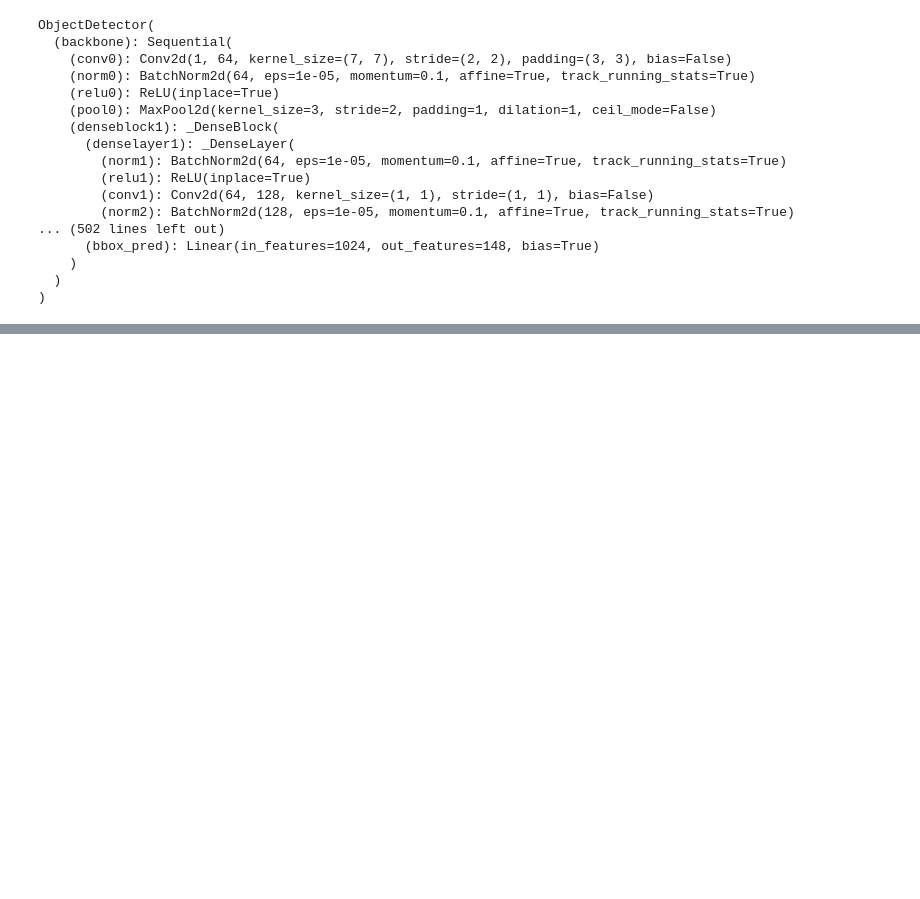
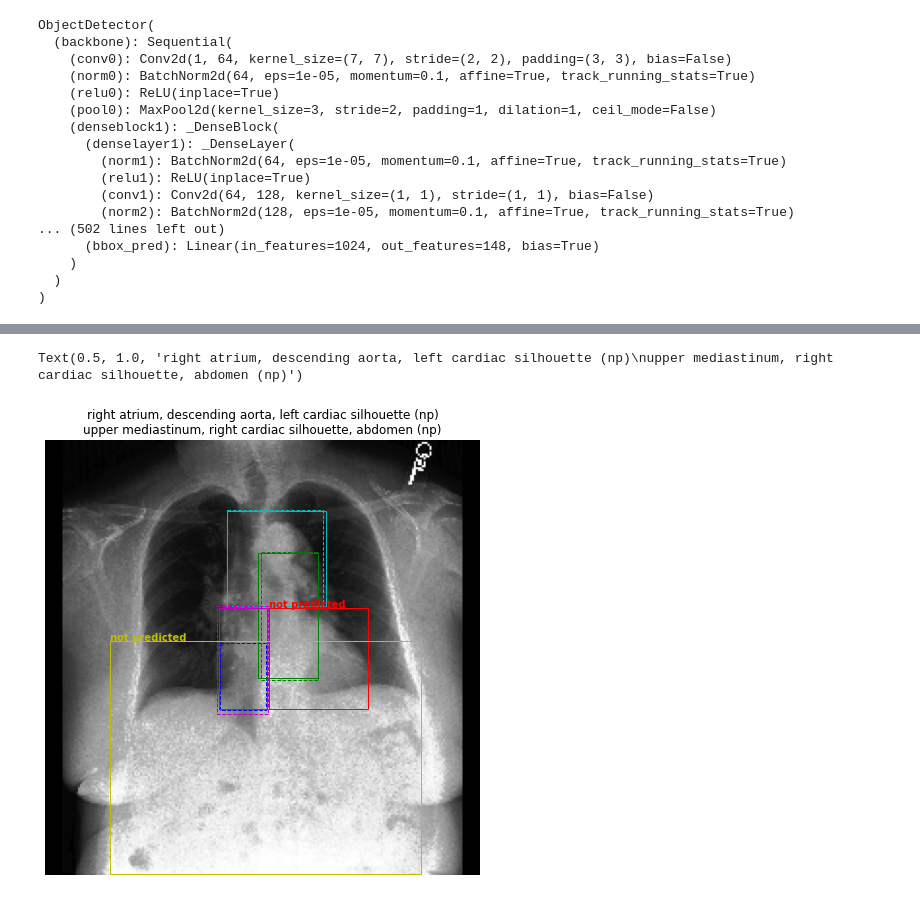
Before and after one commit to ttanida/rgrg, a Jupyter notebook: src/object_detector/notebook_for_testing_stuff.ipynb, the cells around one changed output, grey strips where cells are left out. Drawn from its saved outputs; the diff is of its cells as text; code cells hidden in the pictures; blank space fills up the shorter version.

Commit message:
Add plotting function to training script of object detector

```diff
--- a/src/object_detector/notebook_for_testing_stuff.ipynb
+++ b/src/object_detector/notebook_for_testing_stuff.ipynb
@@ -282,0 +229,5 @@ first_pred
+# %%
+first_image_boxes = train_dataset[0]["boxes"]
+second_image_boxes = train_dataset[1]["boxes"]
+third_image_boxes = train_dataset[2]["boxes"]
+fourth_image_boxes = train_dataset[3]["boxes"]
@@ -282,0 +238,3 @@ first_pred
+# %%
+first_image_pred_boxes = detections["top_region_boxes"][0, ...]
+first_image_pred_boxes.shape
@@ -282,0 +243,4 @@ first_pred
+# %%
+first_6_pred_boxes = torch.split(first_image_boxes, 6)[0]
+first_6_gt_boxes = torch.split(first_image_pred_boxes, 6)[0]
+first_6_pred_boxes.shape
@@ -282,0 +258,4 @@ first_pred
+# %%
+for pred_box in first_6_pred_boxes:
+    x0, y0, x1, y1 = pred_box.tolist()
+    print(x0, y0, x1, y1)
@@ -282,0 +289,54 @@ first_pred
+# %%
+import matplotlib.pyplot as plt
+
+def get_title(region_set, class_preds):
+    # region_set always contains 6 region names
+    # add a line break to the title, as to not make it too long
+    # add "(np)" after region if it was not predicted
+    region_set = [region if cls_pred else region + " (np)" for region, cls_pred in zip(region_set, class_preds)]
+    return ", ".join(region_set[:3]) + "\n" + ", ".join(region_set[3:])
+
+def plot_box(box, ax, clr, linestyle, class_pred=True):
+    x0, y0, x1, y1 = box.tolist()
+    h = y1 - y0
+    w = x1 - x0
+    ax.add_artist(
+      plt.Rectangle(
+          xy=(x0, y0),
+          height=h,
+          width=w,
+          fill=False,
+          color=clr,
+          linewidth=1,
+          linestyle=linestyle
+      )
+    )
+
+    # add an annotation to the gt box, that the pred box does not exist
+    if not class_pred:
+        ax.annotate("not predicted", (x0, y0), color=clr, weight="bold", fontsize=10)
+
+regions_to_plot = region_set_6
+
+fig = plt.figure(figsize=(8, 8))
+ax = plt.gca()
+# fig, ax = plt.subplots(1, figsize=(8, 8))
+plt.imshow(first_image.cpu().numpy().transpose(1, 2, 0), cmap='gray')
+plt.axis('off')
+colors = ["b", "g", "r", "c", "m", "y"]
+class_preds = [True, True, False, True, True, False]
+for region, color, cls_pred in zip(regions_to_plot, colors, class_preds):
+    region_index = ANATOMICAL_REGIONS[region]
+
+    box_gt = first_image_boxes[region_index]
+    plot_box(box_gt, ax, clr=color, linestyle="solid", class_pred=cls_pred)
+
+    if cls_pred:
+        box_pred = first_image_pred_boxes[region_index]
+        plot_box(box_pred, ax, clr=color, linestyle="dashed")
+
+title = get_title(regions_to_plot, class_preds)
+ax.set_title(title)
+# %% [output]
+Text(0.5, 1.0, 'right atrium, descending aorta, left cardiac silhouette (np)\nupper mediastinum, right cardiac silhouette, abdomen (np)')
+[figure, added]
```
Also changed, not shown: parts of 19 cells of this notebook, 1 other file.
